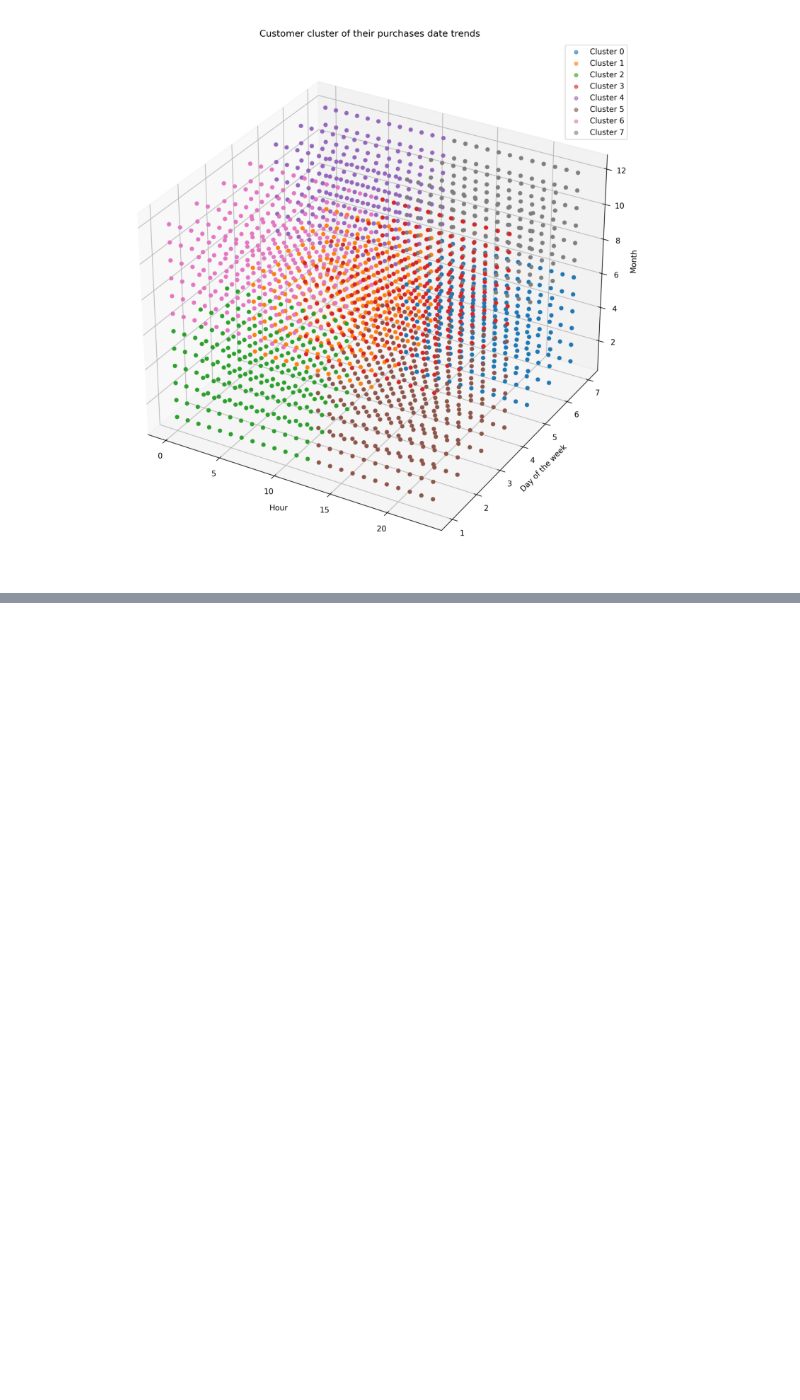
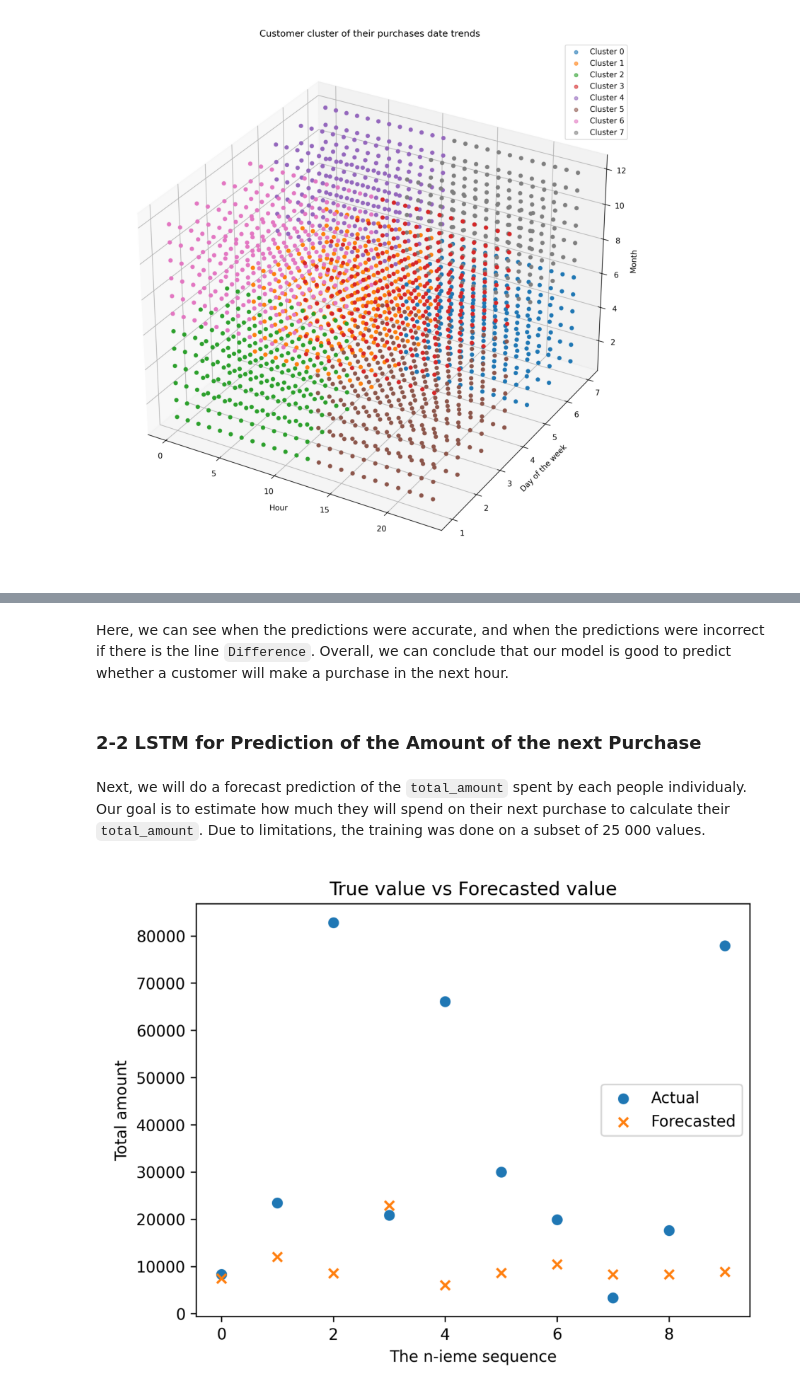
Before and after one commit to Zar-meyo/big-data-pipeline-Le-groupe, a Jupyter notebook: ML-Analysis/ML_Report.ipynb, the cells around one changed output, grey strips where cells are left out. Cells and saved outputs as stored; diff of their text form; code cells hidden in the pictures; blank space fills up the shorter version.

```diff
--- a/ML-Analysis/ML_Report.ipynb
+++ b/ML-Analysis/ML_Report.ipynb
@@ -66,0 +81,12 @@ display_image("Plot_result/time_clusters.png")
+# %% [markdown]
+Here, we can see when the predictions were accurate, and when the predictions were incorrect if there is the line `Difference`.
+Overall, we can conclude that our model is good to predict whether a customer will make a purchase in the next hour.
+# %% [markdown]
+### 2-2 LSTM for Prediction of the Amount of the next Purchase
+# %% [markdown]
+Next, we will do a forecast prediction of the `total_amount` spent by each people individualy. Our goal is to estimate how much they will spend on their next purchase to calculate their `total_amount`.
+Due to limitations, the training was done on a subset of 25 000 values.
+# %%
+display_image("Plot_result/forecast_predict.png")
+# %% [output]
+[figure, added]
```
Also changed, not shown: parts of 6 cells of this notebook, 3 other files.
